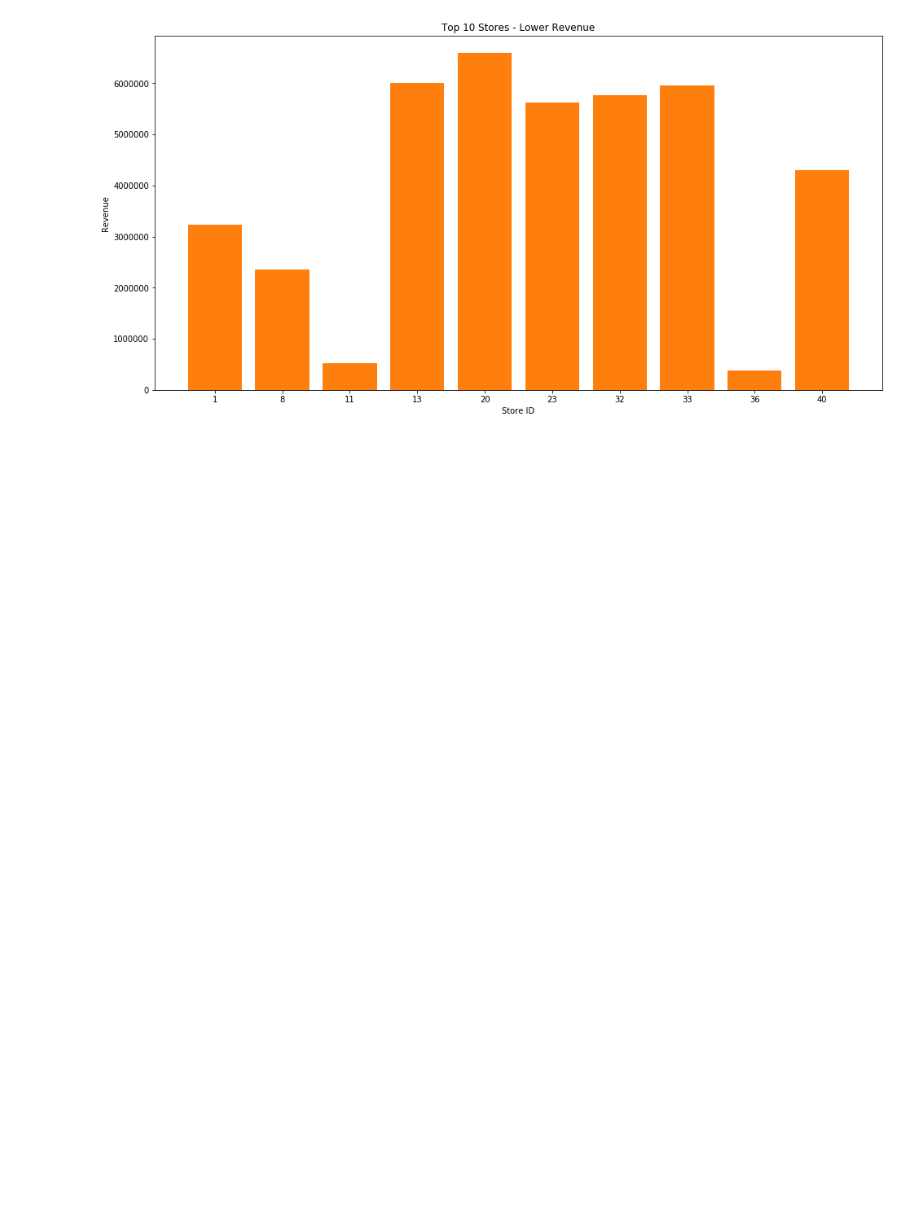
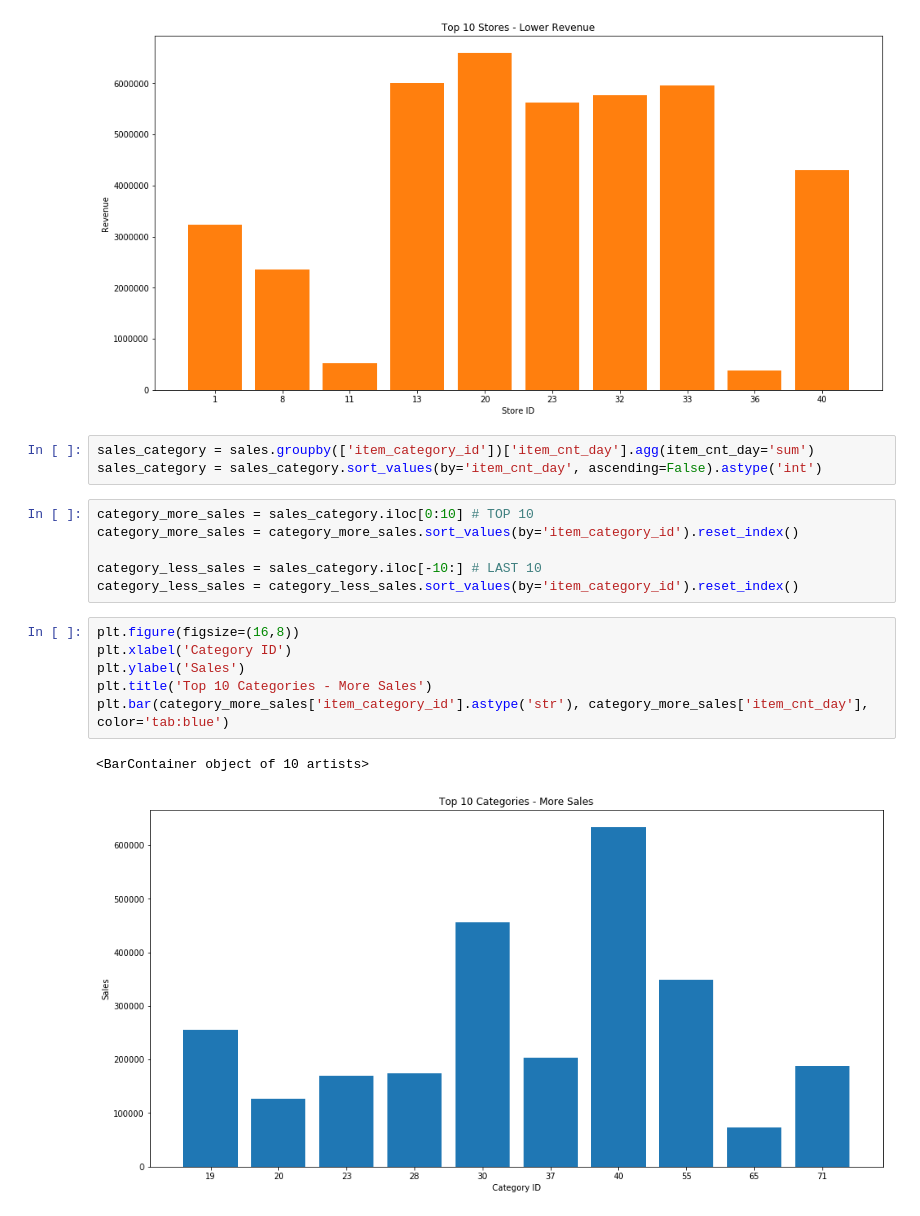
Before and after one commit to leandrocamara/future-sales-forecast, a Jupyter notebook: future-sales-forecast.ipynb, the cells around one changed output. Drawn from its saved outputs; the diff is of its cells as text; blank space fills up the shorter version.

```diff
--- a/future-sales-forecast.ipynb
+++ b/future-sales-forecast.ipynb
@@ -152,3 +151,21 @@ plt.bar(stores_lower_revenue['shop_id'].astype('str'), stores_lower_revenue['tot
 # %% [output]
 <BarContainer object of 10 artists>
 [figure]
+# %%
+sales_category = sales.groupby(['item_category_id'])['item_cnt_day'].agg(item_cnt_day='sum')
+sales_category = sales_category.sort_values(by='item_cnt_day', ascending=False).astype('int')
+# %%
+category_more_sales = sales_category.iloc[0:10] # TOP 10
+category_more_sales = category_more_sales.sort_values(by='item_category_id').reset_index()
+
+category_less_sales = sales_category.iloc[-10:] # LAST 10
+category_less_sales = category_less_sales.sort_values(by='item_category_id').reset_index()
+# %%
+plt.figure(figsize=(16,8))
+plt.xlabel('Category ID')
+plt.ylabel('Sales')
+plt.title('Top 10 Categories - More Sales')
+plt.bar(category_more_sales['item_category_id'].astype('str'), category_more_sales['item_cnt_day'], color='tab:blue')
+# %% [output]
+<BarContainer object of 10 artists>
+[figure, added]
```
Also changed, not shown: parts of 7 cells of this notebook.
